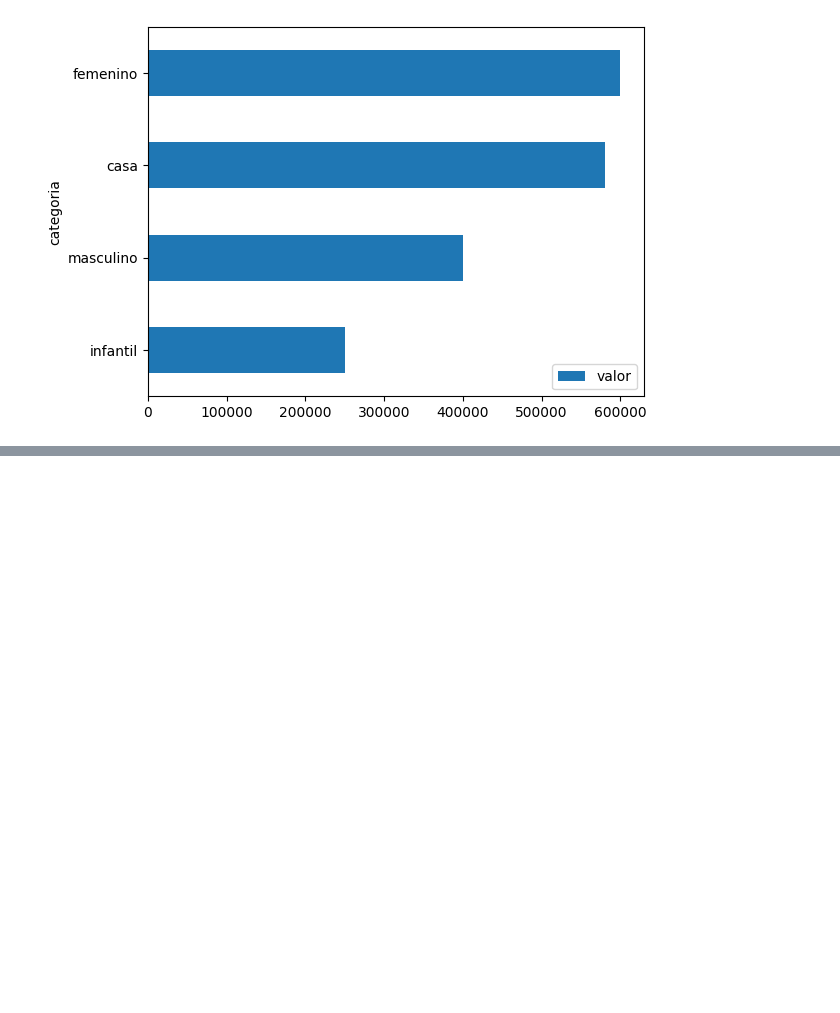
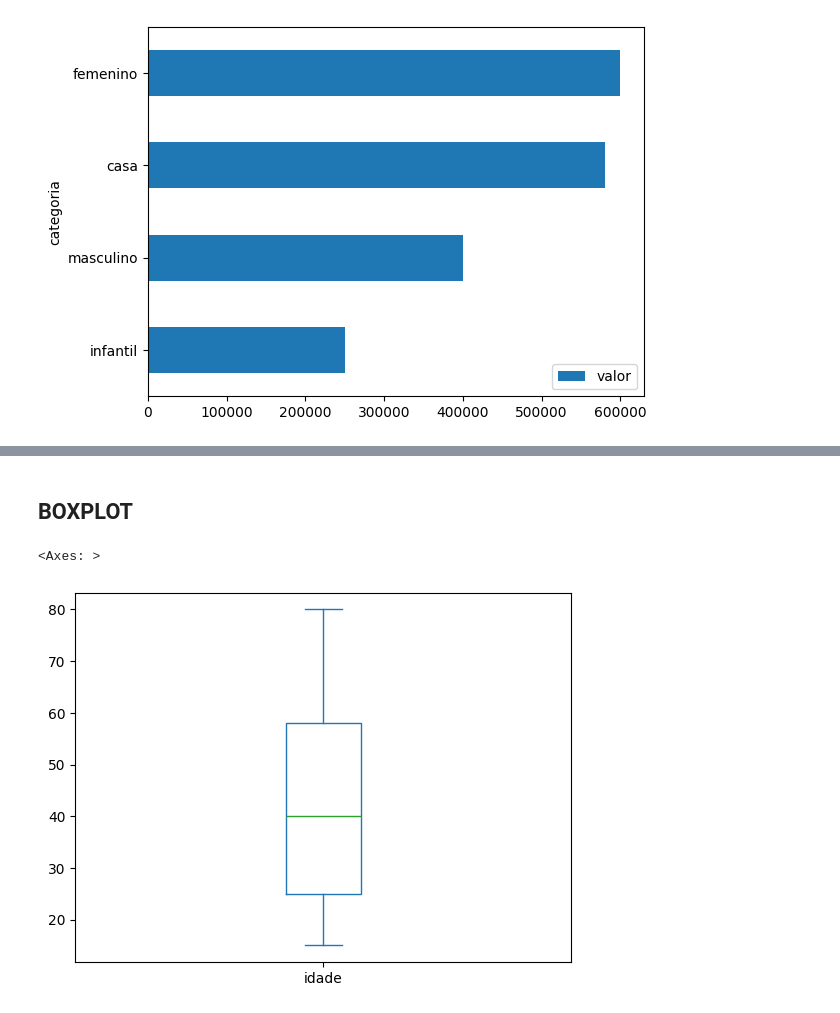
Before and after one commit to maryane-castro/data-science-rocketseat, a Jupyter notebook: Stage-1/step-1.ipynb, the cells around one changed output, grey strips where cells are left out. Saved outputs shown, nothing was run; the diff lists cells and outputs as text; code cells hidden in the pictures; blank space fills up the shorter version.

```diff
--- a/Stage-1/step-1.ipynb
+++ b/Stage-1/step-1.ipynb
@@ -143,0 +146,7 @@ df_vendas.sort_values('valor', ascending=True).plot.barh(x='categoria', y='valor
+# %% [markdown]
+## BOXPLOT
+# %%
+df_medidas.idade.plot.box()
+# %% [output]
+<Axes: >
+[figure, added]
```
Also changed, not shown: parts of 12 cells of this notebook, 6 other files.
